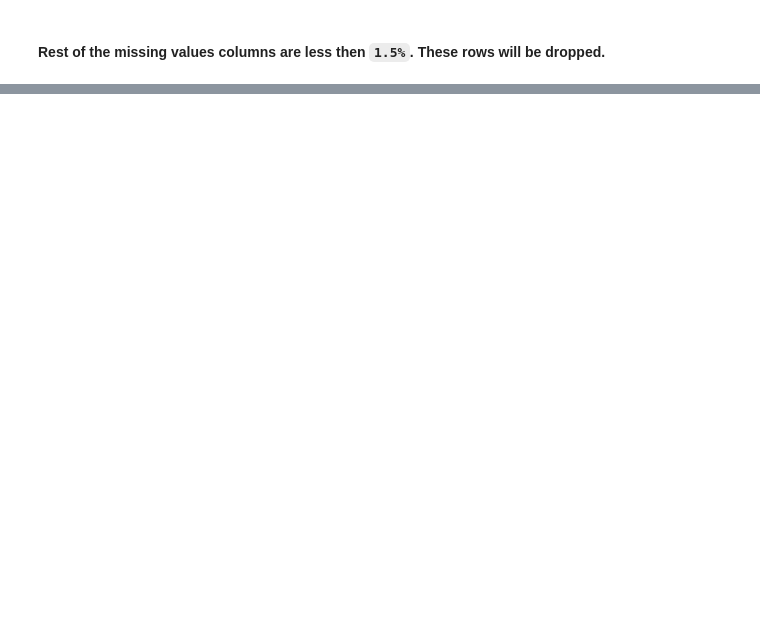
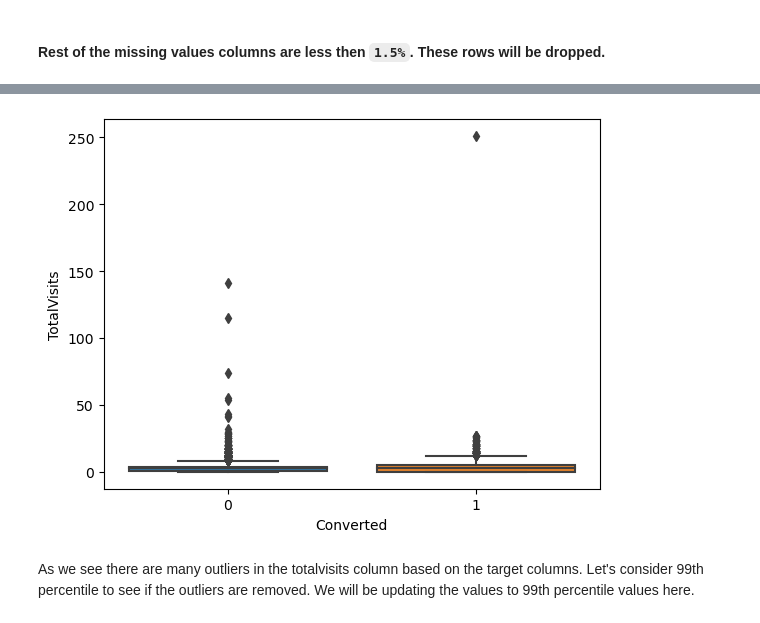
Before and after one commit to PrasunPK/lead-scoring-case-study, a Jupyter notebook: Case+Study.ipynb, the cells around one changed output, grey strips where cells are left out. Drawn from its saved outputs; the diff is of its cells as text; code cells hidden in the pictures; blank space fills up the shorter version.

```diff
--- a/Case+Study.ipynb
+++ b/Case+Study.ipynb
@@ -204,0 +564,7 @@ plt.show()
+# %%
+sns.boxplot(data=leads, x="Converted", y='TotalVisits')
+plt.show()
+# %% [output]
+[figure, added]
+# %% [markdown]
+As we see there are many outliers in the totalvisits column based on the target columns. Let's consider 99th percentile to see if the outliers are removed. We will be updating the values to 99th percentile values here.
```
Also changed, not shown: parts of 87 cells of this notebook.
